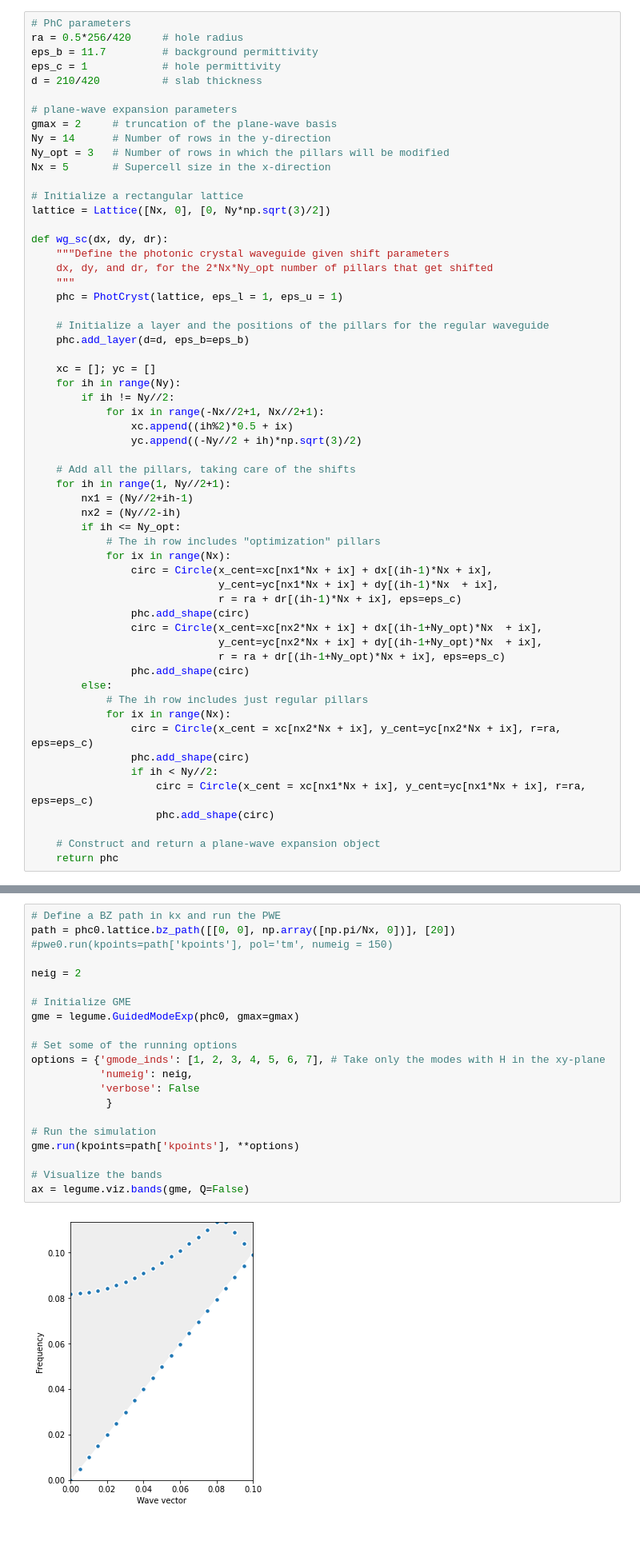
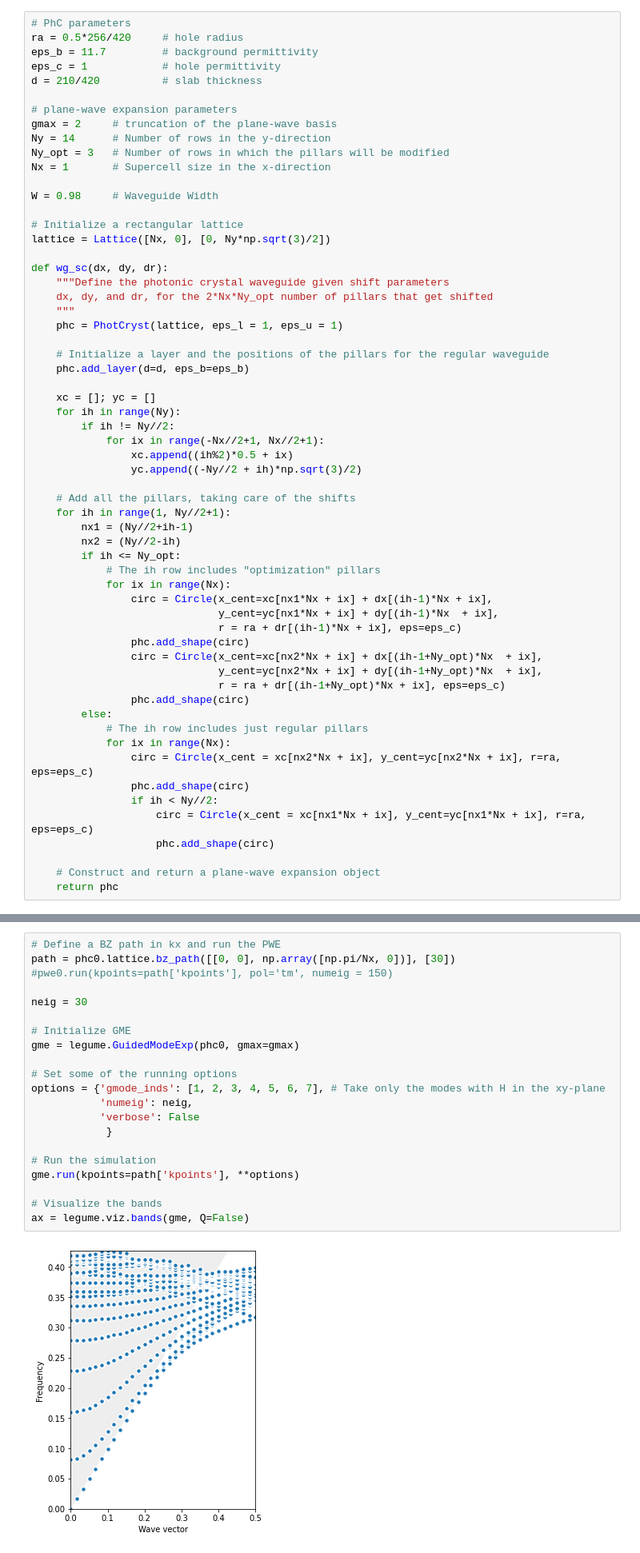
Before and after one commit to quantumbrownie/honoursLegume, a Jupyter notebook: Test 1.ipynb, the cells around one changed output, grey strips where cells are left out. Shown: that part at 80% size. Drawn from its saved outputs; the diff is of its cells as text.

Commit message:
Moved from Supercell to 1 unit cell.
Works well, not the closest to the diagram from zhuang, need to factor in different waveguide width

```diff
--- a/Test 1.ipynb
+++ b/Test 1.ipynb
@@ -26,7 +23,9 @@ d = 210/420          # slab thickness
 gmax = 2     # truncation of the plane-wave basis
 Ny = 14      # Number of rows in the y-direction
 Ny_opt = 3   # Number of rows in which the pillars will be modified
-Nx = 5       # Supercell size in the x-direction
+Nx = 1       # Supercell size in the x-direction
+
+W = 0.98     # Waveguide Width
 
 # Initialize a rectangular lattice
 lattice = Lattice([Nx, 0], [0, Ny*np.sqrt(3)/2])
@@ -87,23 +86,23 @@ legume.viz.structure(phc0, xz=False, xy=True, figsize=3)
 # %%
 # Define a BZ path in kx and run the PWE
-path = phc0.lattice.bz_path([[0, 0], np.array([np.pi/Nx, 0])], [20])
+path = phc0.lattice.bz_path([[0, 0], np.array([np.pi/Nx, 0])], [30])
 #pwe0.run(kpoints=path['kpoints'], pol='tm', numeig = 150)
 
-neig = 2
+neig = 30
 
 # Initialize GME
 gme = legume.GuidedModeExp(phc0, gmax=gmax)
 
 # Set some of the running options
 options = {'gmode_inds': [1, 2, 3, 4, 5, 6, 7], # Take only the modes with H in the xy-plane
            'numeig': neig,
            'verbose': False
             }
 
 # Run the simulation
 gme.run(kpoints=path['kpoints'], **options)
 
 # Visualize the bands
 ax = legume.viz.bands(gme, Q=False)
 # %% [output]
-[figure, old version]
+[figure, new version]
```
Also changed, not shown: parts of 2 cells of this notebook.
